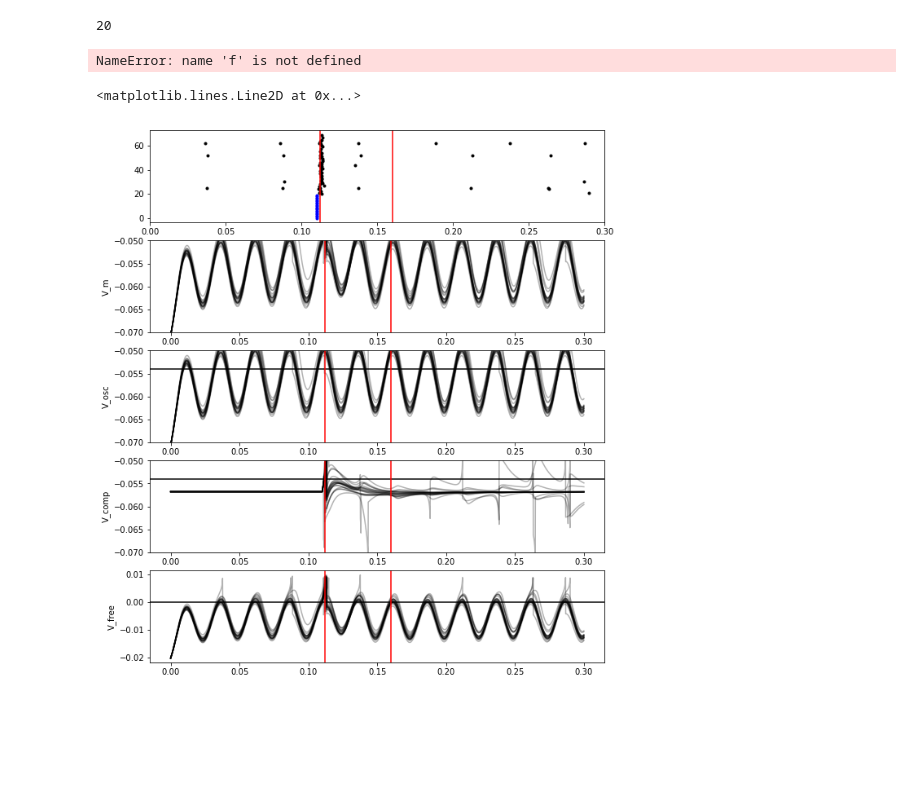
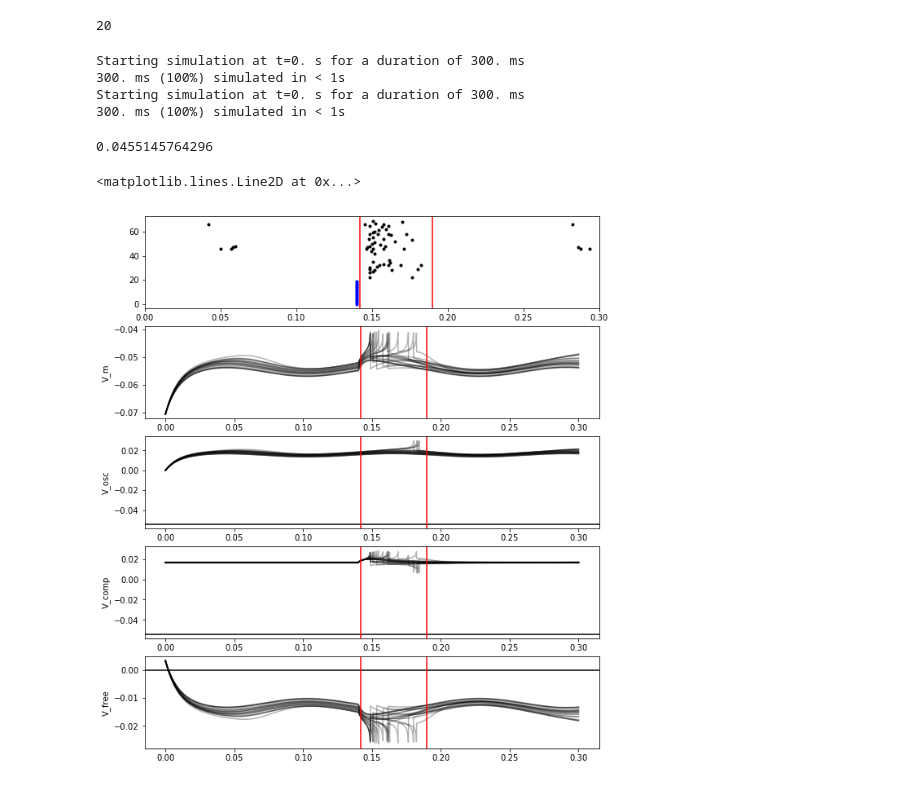
Before and after one commit to parenthetical-e/voltagebudget, a Jupyter notebook: ipynb/nrn_adex_testing.ipynb, the cells around one changed output. Saved outputs shown, nothing was run; the diff lists cells and outputs as text; code cells hidden in the pictures; blank space fills up the shorter version.

Commit message:
reformat plotting

```diff
--- a/ipynb/nrn_adex_testing.ipynb
+++ b/ipynb/nrn_adex_testing.ipynb
@@ -9,7 +9,7 @@ from fakespikes import util as fsutil
 t = 0.3
 
 k = 20
-t_stim = 0.11
+t_stim = 0.14
 dt = 1e-4
 w = 1e-4
 a = 10000
@@ -19,34 +19,37 @@ print(len(ts))
 times = fsutil.create_times(t, dt)
 # %% [output]
 20
-# %%
-(1./f) * 0.5
-# %% [output]
-NameError: name 'f' is not defined
 # %%
 N = 50
 w_in = 0.3e-9
 bias = 5e-10
 
-f = 40 # 50
-A = 5e-10
+f = 8 # 50
+A = .5e-10
 
 r_b = 0.0
 
 ns_e, ts_e, vs = neurons.adex(t, N,
                               ns, ts,
-                              w_in=0.6e-9,
-                              bias=(4e-10, 5e-10 / 20),
+                              w_in=(0.3e-9, 0.3e-9),
+                              bias=(5e-10, 5e-10 / 20),
                               a=(-1.0e-9, 1.0e-9),
                               b=(10e-12, 60.0e-12),
                               Ereset=(-48e-3, -55e-3),
-                              f=f, A=A, phi=.00,
+                              f=f, A=A, phi=0,
                               r_b=r_b,
                               time_step=dt)
+# %% [output]
+Starting simulation at t=0. s for a duration of 300. ms
+300. ms (100%) simulated in < 1s
+Starting simulation at t=0. s for a duration of 300. ms
+300. ms (100%) simulated in < 1s
 # %%
 m = np.logical_or(t_stim <= ts_e, ts_e <= (t_stim + 20e-3))
 y_sigma = np.std(ts_e[m])
 print(y_sigma)
+# %% [output]
+0.0455145764296
 # %%
 t0 = 2e-3
 tn = 50e-3
@@ -61,39 +64,39 @@ plt.xlim(0, .3)
 plt.subplot(512)
 for j in range(20):
     plt.plot(times, vs['vm'][j, :], 'k', alpha=0.3);
-plt.ylim(-70e-3, -50e-3)
+# plt.ylim(-70e-3, -50e-3)
 plt.axvline(t_stim + t0, color='red')
 plt.axvline(t_stim + tn, color='red')
 plt.ylabel("V_m")
 
 plt.subplot(513)
 for j in range(20):
     plt.plot(times, vs['osc'][j, :], 'k', alpha=0.3);
 plt.axhline(-54e-3, color='black')
-plt.ylim(-70e-3, -50e-3)
+# plt.ylim(-70e-3, -50e-3)
 plt.axvline(t_stim + t0, color='red')
 plt.axvline(t_stim + tn, color='red')
 plt.ylabel("V_osc")
 
 plt.subplot(514)
 for j in range(20):
     plt.plot(times, vs['comp'][j, :], 'k', alpha=0.3);
 plt.axhline(-54e-3, color='black')
-plt.ylim(-70e-3, -50e-3)
+# plt.ylim(-70e-3, -50e-3)
 plt.axvline(t_stim + t0, color='red')
 plt.axvline(t_stim + tn, color='red')
 plt.ylabel("V_comp")
 
 plt.subplot(515)
 for j in range(20):
     plt.plot(times, vs['free'][j, :], 'k', alpha=0.3);
 plt.axhline(0, color='black')
 plt.ylabel("V_free")
 plt.axvline(t_stim + t0, color='red')
 plt.axvline(t_stim + tn, color='red')
 # %% [output]
 <matplotlib.lines.Line2D at 0x...>
-[figure, old version]
+[figure, new version]
 # %%
 plt.figure(figsize=(10, 10))
 for j in range(1, 21):
```
Also changed, not shown: parts of 3 cells of this notebook.
